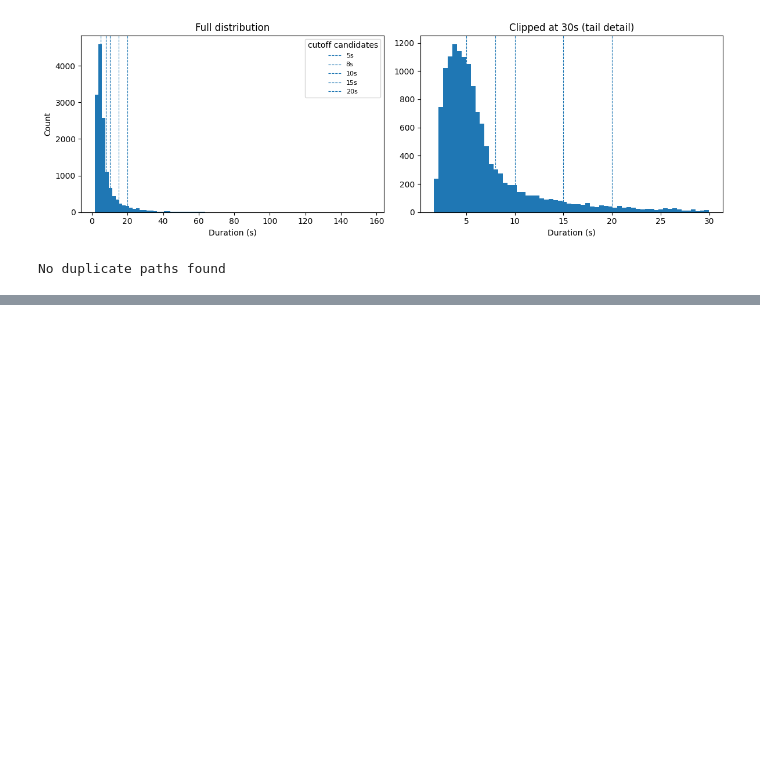
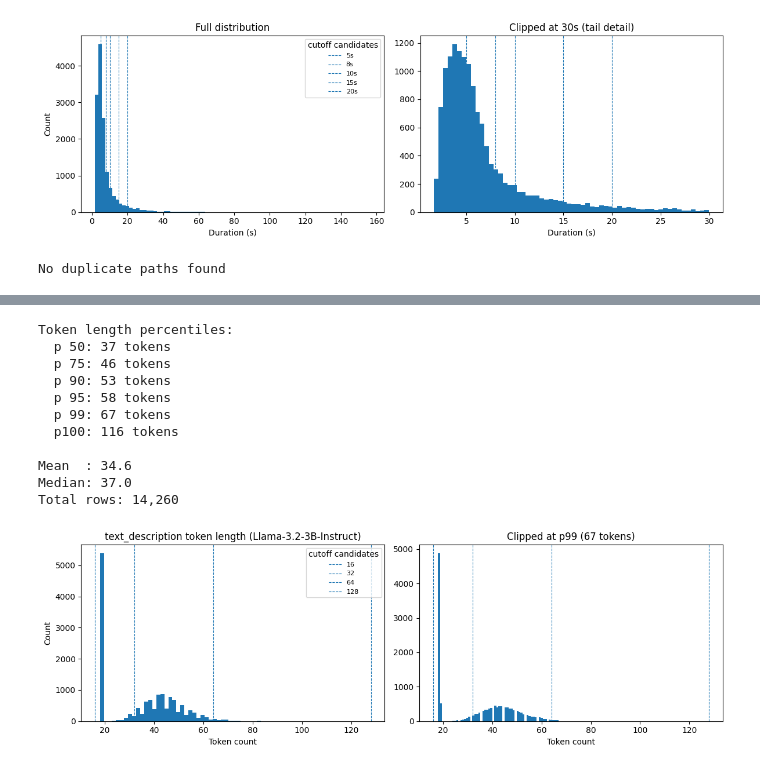
Before and after one commit to JackMclaughlin424/imgs789-project_graph-dialogue-modeling, a Jupyter notebook: capstone_src/eda/basic_look.ipynb, the cells around one changed output, grey strips where cells are left out. Drawn from its saved outputs; the diff is of its cells as text; code cells hidden in the pictures; blank space fills up the shorter version.

```diff
--- a/src/eda/basic_look.ipynb
+++ b/capstone_src/eda/basic_look.ipynb
@@ -727,0 +913,63 @@ No duplicate paths found
+# %%
+import pandas as pd
+from transformers import AutoTokenizer
+import matplotlib.pyplot as plt
+import numpy as np
+
+META_PATH = "../data_TEMP/merged_PSC_StyleTalk_CLEANED.parquet"
+
+df = pd.read_parquet(META_PATH)
+descriptions = df["text_description"].dropna().tolist()
+
+tokenizer = AutoTokenizer.from_pretrained("meta-llama/Llama-3.2-3B-Instruct")
+
+token_lengths = [
+    len(tokenizer.encode(text, add_special_tokens=False))
+    for text in descriptions
+]
+
+pcts = [50, 75, 90, 95, 99, 100]
+vals = np.percentile(token_lengths, pcts)
+
+print("Token length percentiles:")
+for p, v in zip(pcts, vals):
+    print(f"  p{p:>3}: {v:.0f} tokens")
+
+print(f"\nMean  : {np.mean(token_lengths):.1f}")
+print(f"Median: {np.median(token_lengths):.1f}")
+print(f"Total rows: {len(token_lengths):,}")
+
+fig, axes = plt.subplots(1, 2, figsize=(12, 4))
+
+cutoffs = [16, 32, 64, 128]
+
+axes[0].hist(token_lengths, bins=60, edgecolor="none")
+axes[0].set_xlabel("Token count")
+axes[0].set_ylabel("Count")
+axes[0].set_title("text_description token length (Llama-3.2-3B-Instruct)")
+for c in cutoffs:
+    axes[0].axvline(c, linestyle="--", linewidth=0.8, label=f"{c}")
+axes[0].legend(title="cutoff candidates", fontsize=8)
+
+p99 = int(np.percentile(token_lengths, 99))
+axes[1].hist([l for l in token_lengths if l <= p99], bins=60, edgecolor="none")
+axes[1].set_xlabel("Token count")
+axes[1].set_title(f"Clipped at p99 ({p99} tokens)")
+for c in cutoffs:
+    axes[1].axvline(c, linestyle="--", linewidth=0.8)
+
+plt.tight_layout()
+plt.show()
+# %% [output]
+Token length percentiles:
+  p 50: 37 tokens
+  p 75: 46 tokens
+  p 90: 53 tokens
+  p 95: 58 tokens
+  p 99: 67 tokens
+  p100: 116 tokens
+
+Mean  : 34.6
+Median: 37.0
+Total rows: 14,260
+[figure, added]
```
Also changed, not shown: parts of 4 cells of this notebook, 30 other files.
